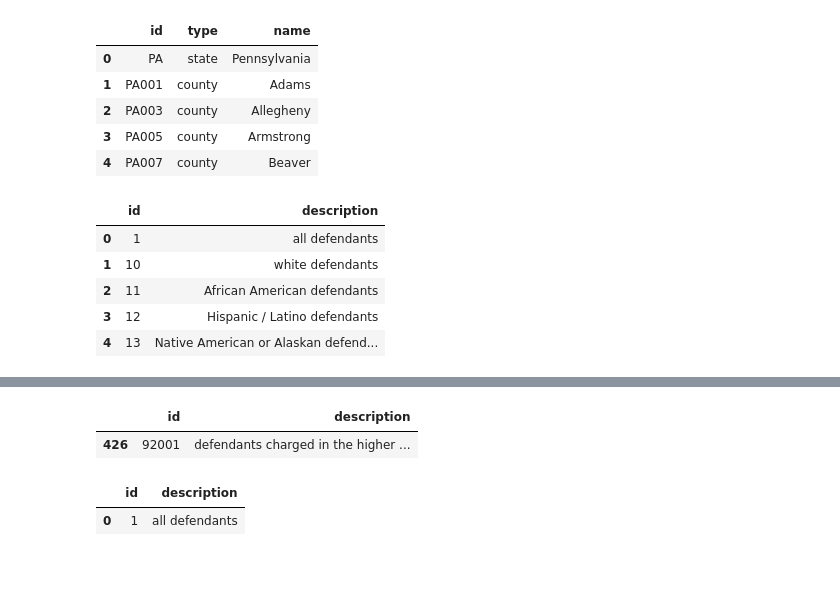
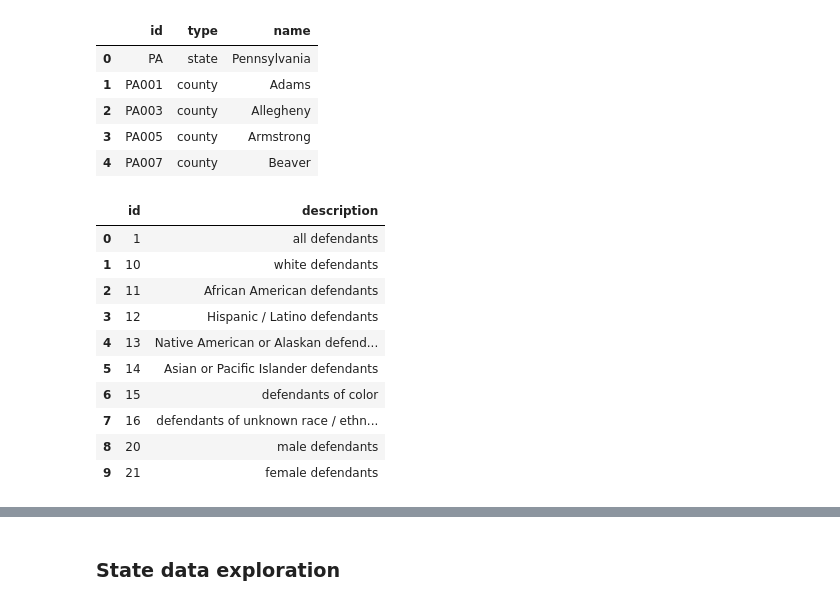
Before and after one commit to cnegrelli/measures-for-justice, a Jupyter notebook: Measures for justice.ipynb, the cells around one changed output, grey strips where cells are left out. Drawn from its saved outputs; the diff is of its cells as text; code cells hidden in the pictures; blank space fills up the shorter version.

Commit message:
Exploration of state data and white vs color filters

```diff
--- a/Measures for justice.ipynb
+++ b/Measures for justice.ipynb
@@ -68,14 +68,19 @@ locations.head()
 # %%
 filters = pd.read_csv('filters.csv')
 # %%
-filters.head()
+filters.head(10)
 # %% [output]
 |  | id | description |
 | 0 | 1 | all defendants |
 | 1 | 10 | white defendants |
 | 2 | 11 | African American defendants |
 | 3 | 12 | Hispanic / Latino defendants |
 | 4 | 13 | Native American or Alaskan defend... |
+| 5 | 14 | Asian or Pacific Islander defendants |
+| 6 | 15 | defendants of color |
+| 7 | 16 | defendants of unknown race / ethn... |
+| 8 | 20 | male defendants |
+| 9 | 21 | female defendants |
 # %%
 data[(data['measure_id'] == 8) & (data['location_id'] == 'PA001') & (data['denominator'] > 4)].sort_values('denominator')
 # %% [output]
@@ -96,13 +101,5 @@ data[(data['measure_id'] == 8) & (data['location_id'] == 'PA001') & (data['denom
 | 5509 | 8 | 20 | 2009 | 2013 | PA001 | 50.0 | 672.0 | 7.4405 | 0.0 | ... |
 | 4761 | 8 | 1 | 2009 | 2013 | PA001 | 55.0 | 746.0 | 7.3727 | 0.0 | ... |
 | 10813 | 8 | 92001 | 2009 | 2013 | PA001 | 55.0 | 746.0 | 7.3727 | 0.0 | ... |
-# %%
-filters[filters['id'] == 92001]
-# %% [output]
-|  | id | description |
-| 426 | 92001 | defendants charged in the higher ... |
-# %%
-filters[filters['id'] == 1]
-# %% [output]
-|  | id | description |
-| 0 | 1 | all defendants |
+# %% [markdown]
+### State data exploration
```
Also changed, not shown: parts of 13 cells of this notebook.
